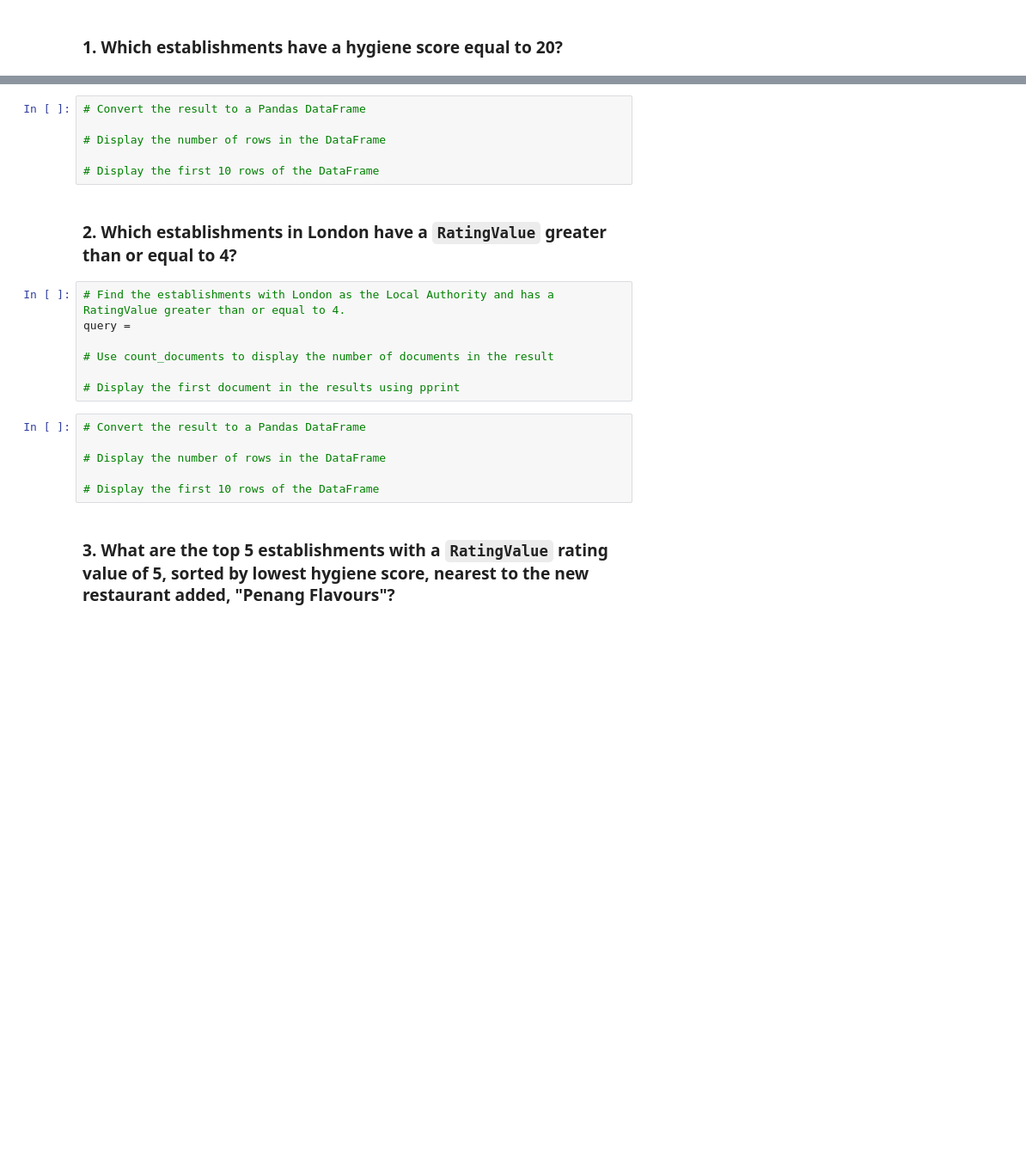
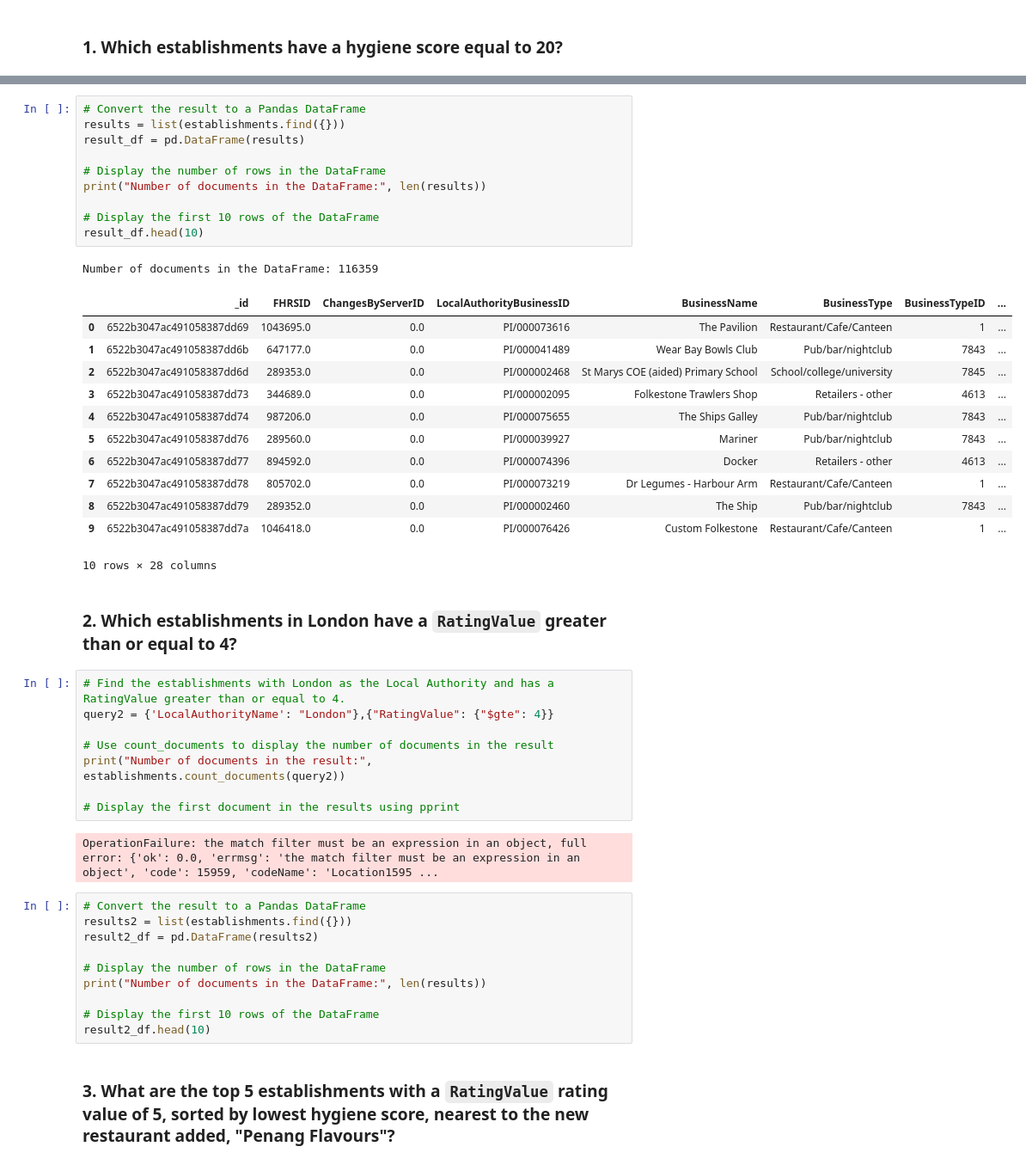
Before and after one commit to veenahvina/NoSQL_ChallengeMarvinaLarry, a Jupyter notebook: Starter_Code/NoSQL_analysis_starter.ipynb, the cells around one changed output, grey strips where cells are left out. Shown at 86% size. Drawn from its saved outputs; the diff is of its cells as text; blank space fills up the shorter version.

```diff
--- a/Starter_Code/NoSQL_analysis_starter.ipynb
+++ b/Starter_Code/NoSQL_analysis_starter.ipynb
@@ -42,24 +65,49 @@ InvalidDocument: cannot encode object: <pymongo.cursor.Cursor object at 0x...>,
 # %%
 # Convert the result to a Pandas DataFrame
+results = list(establishments.find({}))
+result_df = pd.DataFrame(results)
 
 # Display the number of rows in the DataFrame
+print("Number of documents in the DataFrame:", len(results))
 
 # Display the first 10 rows of the DataFrame
+result_df.head(10)
+# %% [output]
+Number of documents in the DataFrame: 116359
+|  | _id | FHRSID | ChangesByServerID | LocalAuthorityBusinessID | BusinessName | BusinessType | BusinessTypeID | ... |
+| 0 | 6522b3047ac491058387dd69 | 1043695.0 | 0.0 | PI/000073616 | The Pavilion | Restaurant/Cafe/Canteen | 1 | ... |
+| 1 | 6522b3047ac491058387dd6b | 647177.0 | 0.0 | PI/000041489 | Wear Bay Bowls Club | Pub/bar/nightclub | 7843 | ... |
+| 2 | 6522b3047ac491058387dd6d | 289353.0 | 0.0 | PI/000002468 | St Marys COE (aided) Primary School | School/college/university | 7845 | ... |
+| 3 | 6522b3047ac491058387dd73 | 344689.0 | 0.0 | PI/000002095 | Folkestone Trawlers Shop | Retailers - other | 4613 | ... |
+| 4 | 6522b3047ac491058387dd74 | 987206.0 | 0.0 | PI/000075655 | The Ships Galley | Pub/bar/nightclub | 7843 | ... |
+| 5 | 6522b3047ac491058387dd76 | 289560.0 | 0.0 | PI/000039927 | Mariner | Pub/bar/nightclub | 7843 | ... |
+| 6 | 6522b3047ac491058387dd77 | 894592.0 | 0.0 | PI/000074396 | Docker | Retailers - other | 4613 | ... |
+| 7 | 6522b3047ac491058387dd78 | 805702.0 | 0.0 | PI/000073219 | Dr Legumes - Harbour Arm | Restaurant/Cafe/Canteen | 1 | ... |
+| 8 | 6522b3047ac491058387dd79 | 289352.0 | 0.0 | PI/000002460 | The Ship | Pub/bar/nightclub | 7843 | ... |
+| 9 | 6522b3047ac491058387dd7a | 1046418.0 | 0.0 | PI/000076426 | Custom Folkestone | Restaurant/Cafe/Canteen | 1 | ... |
+10 rows × 28 columns
 # %% [markdown]
 ### 2. Which establishments in London have a `RatingValue` greater than or equal to 4?
 # %%
 # Find the establishments with London as the Local Authority and has a RatingValue greater than or equal to 4.
-query =
+query2 = {'LocalAuthorityName': "London"},{"RatingValue": {"$gte": 4}}
 
 # Use count_documents to display the number of documents in the result
+print("Number of documents in the result:", establishments.count_documents(query2))
 
 # Display the first document in the results using pprint
+# %% [output]
+OperationFailure: the match filter must be an expression in an object, full error: {'ok': 0.0, 'errmsg': 'the match filter must be an expression in an object', 'code': 15959, 'codeName': 'Location1595 ...
 # %%
 # Convert the result to a Pandas DataFrame
+results2 = list(establishments.find({}))
+result2_df = pd.DataFrame(results2)
 
 # Display the number of rows in the DataFrame
+print("Number of documents in the DataFrame:", len(results))
 
 # Display the first 10 rows of the DataFrame
+result2_df.head(10)
 # %% [markdown]
 ### 3. What are the top 5 establishments with a `RatingValue` rating value of 5, sorted by lowest hygiene score, nearest to the new restaurant added, "Penang Flavours"?
 # %%
```
Also changed, not shown: parts of 3 cells of this notebook, 1 other file.
